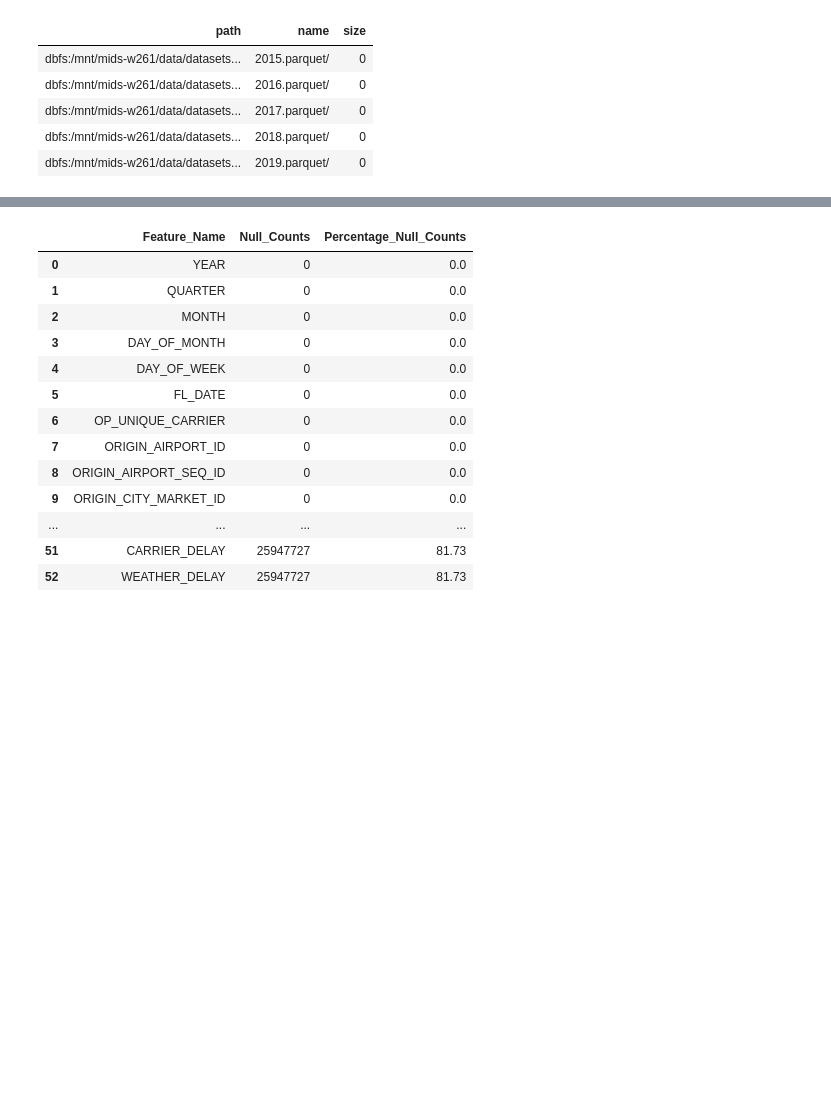
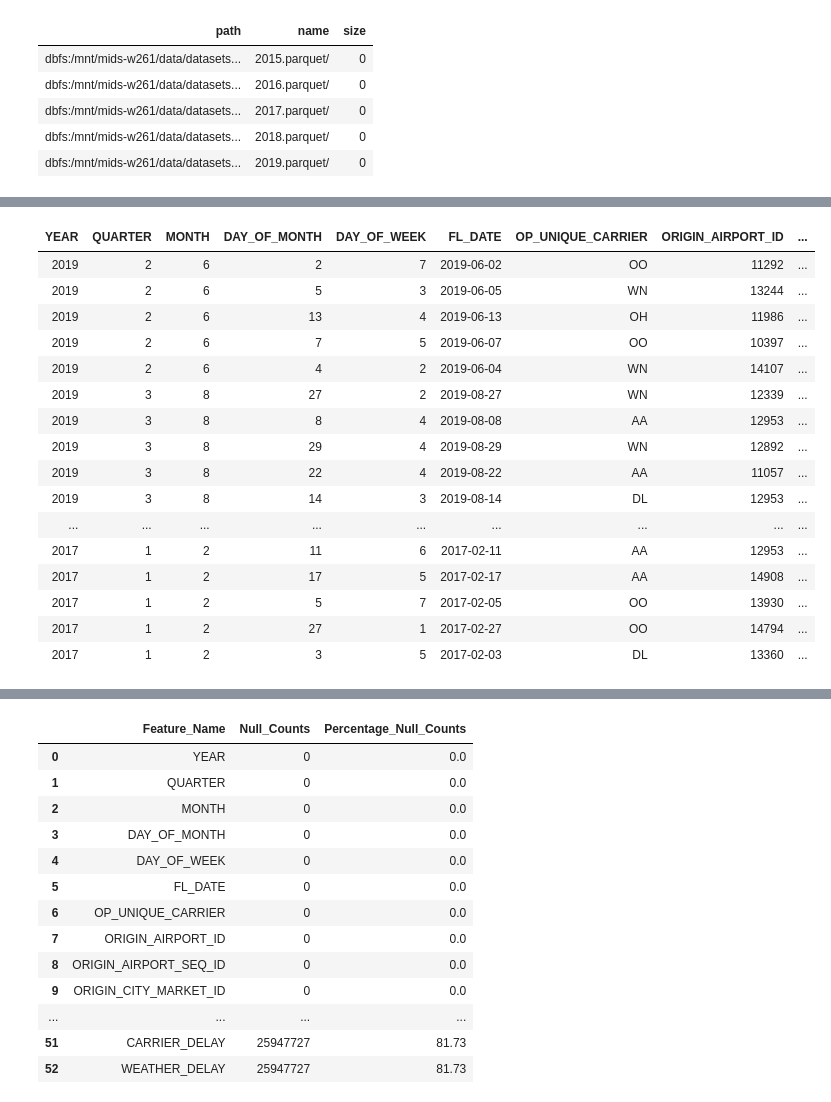
Before and after one commit to jayeshparikh/w261-project, a Jupyter notebook: AirlineDelaysWeather_WIP.ipynb, the cells around one changed output, grey strips where cells are left out. Saved outputs shown, nothing was run; the diff lists cells and outputs as text; code cells hidden in the pictures; blank space fills up the shorter version.

```diff
--- a/AirlineDelaysWeather_WIP.ipynb
+++ b/AirlineDelaysWeather_WIP.ipynb
@@ -37,5 +37,5 @@ display(dbutils.fs.ls("dbfs:/mnt/mids-w261/data/datasets_final_project/parquet_a
 | dbfs:/mnt/mids-w261/data/datasets... | 2019.parquet/ | 0 |
 # %%
 airlines = spark.read.option("header", "true").parquet(f"dbfs:/mnt/mids-w261/data/datasets_final_project/parquet_airlines_data/201*.parquet")
-#display(airlines.sample(False, 0.00001))
+display(airlines.sample(False, 0.00001))
 # %% [output]
@@ -42,0 +42,17 @@ airlines = spark.read.option("header", "true").parquet(f"dbfs:/mnt/mids-w261/dat
+| YEAR | QUARTER | MONTH | DAY_OF_MONTH | DAY_OF_WEEK | FL_DATE | OP_UNIQUE_CARRIER | ORIGIN_AIRPORT_ID | ... |
+| 2019 | 2 | 6 | 2 | 7 | 2019-06-02 | OO | 11292 | ... |
+| 2019 | 2 | 6 | 5 | 3 | 2019-06-05 | WN | 13244 | ... |
+| 2019 | 2 | 6 | 13 | 4 | 2019-06-13 | OH | 11986 | ... |
+| 2019 | 2 | 6 | 7 | 5 | 2019-06-07 | OO | 10397 | ... |
+| 2019 | 2 | 6 | 4 | 2 | 2019-06-04 | WN | 14107 | ... |
+| 2019 | 3 | 8 | 27 | 2 | 2019-08-27 | WN | 12339 | ... |
+| 2019 | 3 | 8 | 8 | 4 | 2019-08-08 | AA | 12953 | ... |
+| 2019 | 3 | 8 | 29 | 4 | 2019-08-29 | WN | 12892 | ... |
+| 2019 | 3 | 8 | 22 | 4 | 2019-08-22 | AA | 11057 | ... |
+| 2019 | 3 | 8 | 14 | 3 | 2019-08-14 | DL | 12953 | ... |
+| ... | ... | ... | ... | ... | ... | ... | ... | ... |
+| 2017 | 1 | 2 | 11 | 6 | 2017-02-11 | AA | 12953 | ... |
+| 2017 | 1 | 2 | 17 | 5 | 2017-02-17 | AA | 14908 | ... |
+| 2017 | 1 | 2 | 5 | 7 | 2017-02-05 | OO | 13930 | ... |
+| 2017 | 1 | 2 | 27 | 1 | 2017-02-27 | OO | 14794 | ... |
+| 2017 | 1 | 2 | 3 | 5 | 2017-02-03 | DL | 13360 | ... |
```
Also changed, not shown: parts of 18 cells of this notebook.
